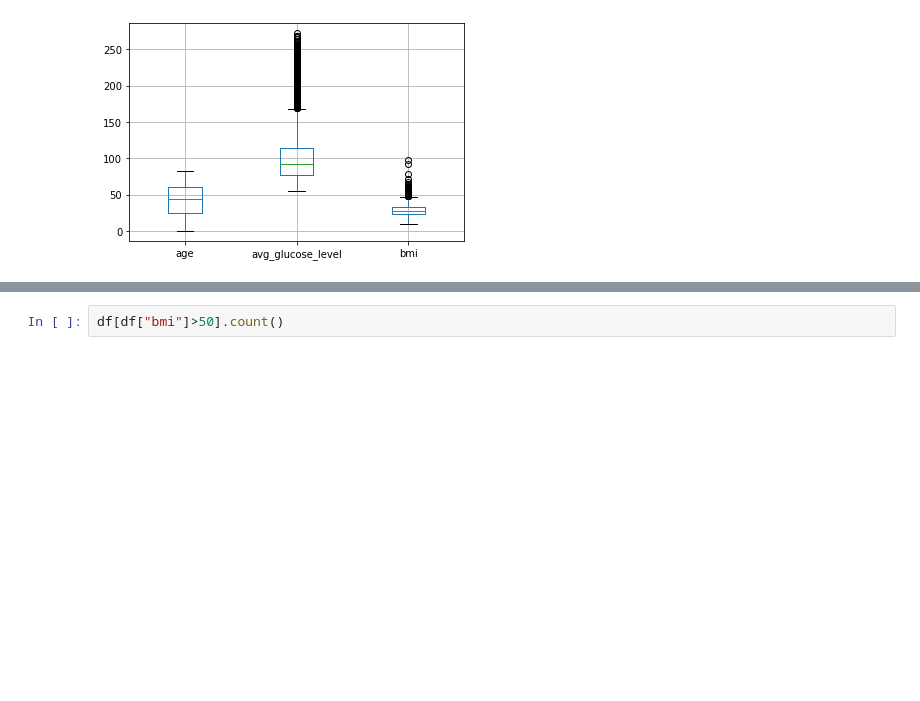
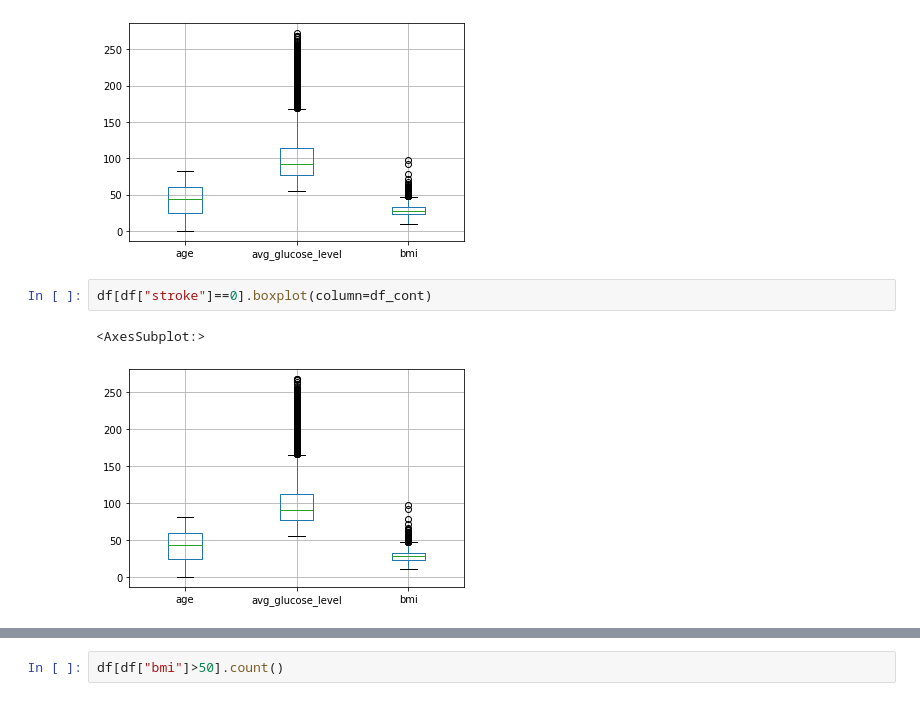
Before and after one commit to MelissaLesiewicz/GroupProject, a Jupyter notebook: Data_Analysis_and_Database_Creation.ipynb, the cells around one changed output, grey strips where cells are left out. Cells and saved outputs as stored; diff of their text form; blank space fills up the shorter version.

```diff
--- a/Data_Analysis_and_Database_Creation.ipynb
+++ b/Data_Analysis_and_Database_Creation.ipynb
@@ -159,3 +159,8 @@ df.boxplot(column=df_cont)
 # %% [output]
 <AxesSubplot:>
 [figure]
+# %%
+df[df["stroke"]==0].boxplot(column=df_cont)
+# %% [output]
+<AxesSubplot:>
+[figure, added]
```
Also changed, not shown: parts of 5 cells of this notebook.
